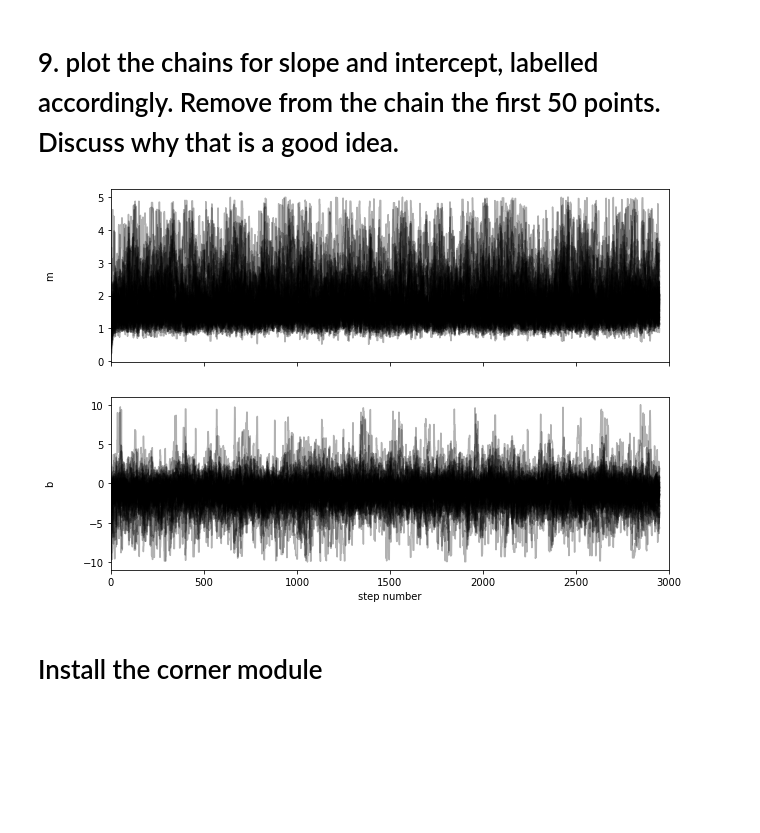
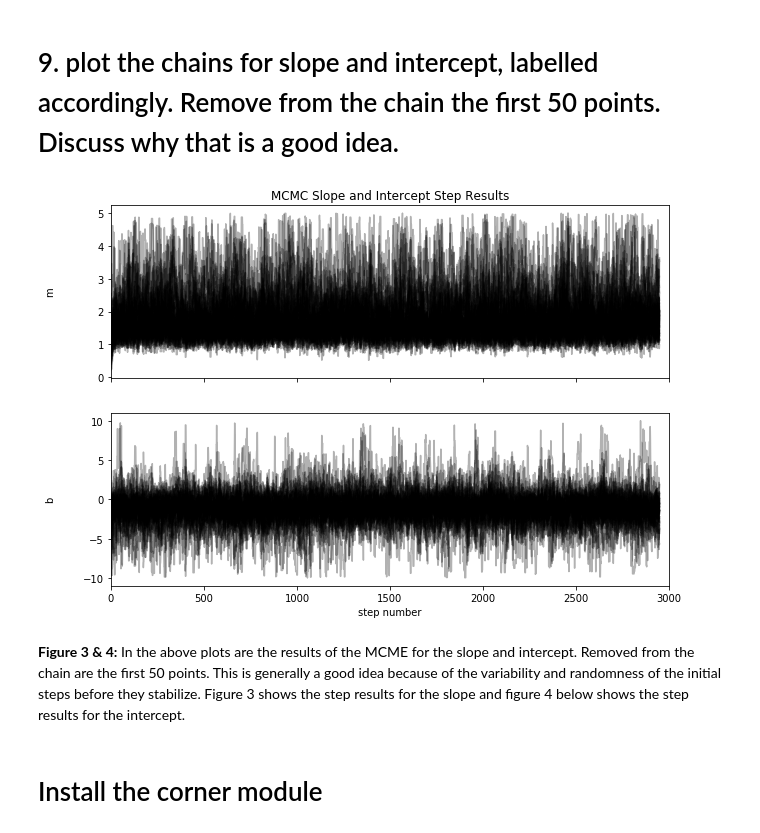
Before and after one commit to samuelmat/DSPS_tFessaras, a Jupyter notebook: HW7/Theodore_Fessaras_LRtestAndMCMC.ipynb, the cells around one changed output. Drawn from its saved outputs; the diff is of its cells as text; code cells hidden in the pictures; blank space fills up the shorter version.

```diff
--- a/HW7/Theodore_Fessaras_LRtestAndMCMC.ipynb
+++ b/HW7/Theodore_Fessaras_LRtestAndMCMC.ipynb
@@ -345,17 +351,21 @@ sampler.run_mcmc(pos, 3000, progress=True);
 # %%
 fig, axes = plt.subplots(2, figsize=(10, 7), sharex=True)
 samples = sampler.get_chain()
 labels = ["m", "b"]
 for i in range(2):
     ax = axes[i]
     ax.plot(samples[50:, :, i], "k", alpha=0.3)
     ax.set_xlim(0, len(samples))
     ax.set_ylabel(labels[i])
     ax.yaxis.set_label_coords(-0.1, 0.5)
+    if i == 0:
+      ax.set_title("MCMC Slope and Intercept Step Results")
 
 axes[-1].set_xlabel("step number");
 # %% [output]
-[figure, old version]
+[figure, new version]
+# %% [markdown]
+**Figure 3 & 4:** In the above plots are the results of the MCME for the slope and intercept. Removed from the chain are the first 50 points. This is generally a good idea because of the variability and randomness of the initial steps before they stabilize. Figure 3 shows the step results for the slope and figure 4 below shows the step results for the intercept.
 # %% [markdown]
 # Install the corner module
 # %%
```
Also changed, not shown: parts of 5 cells of this notebook.
